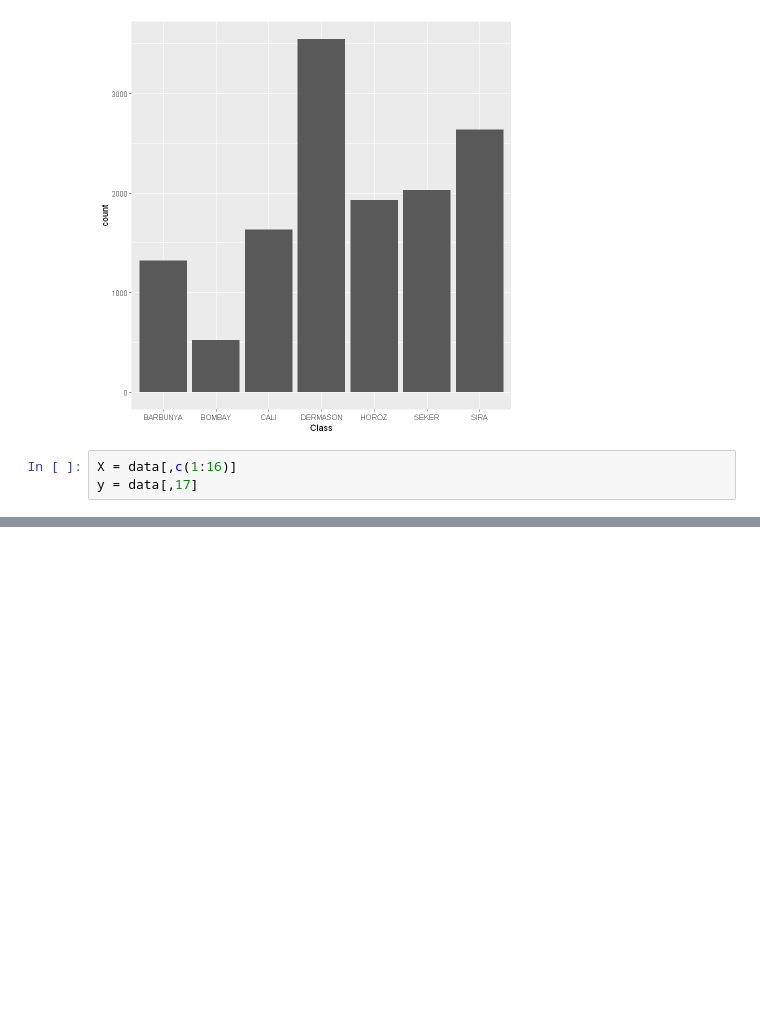
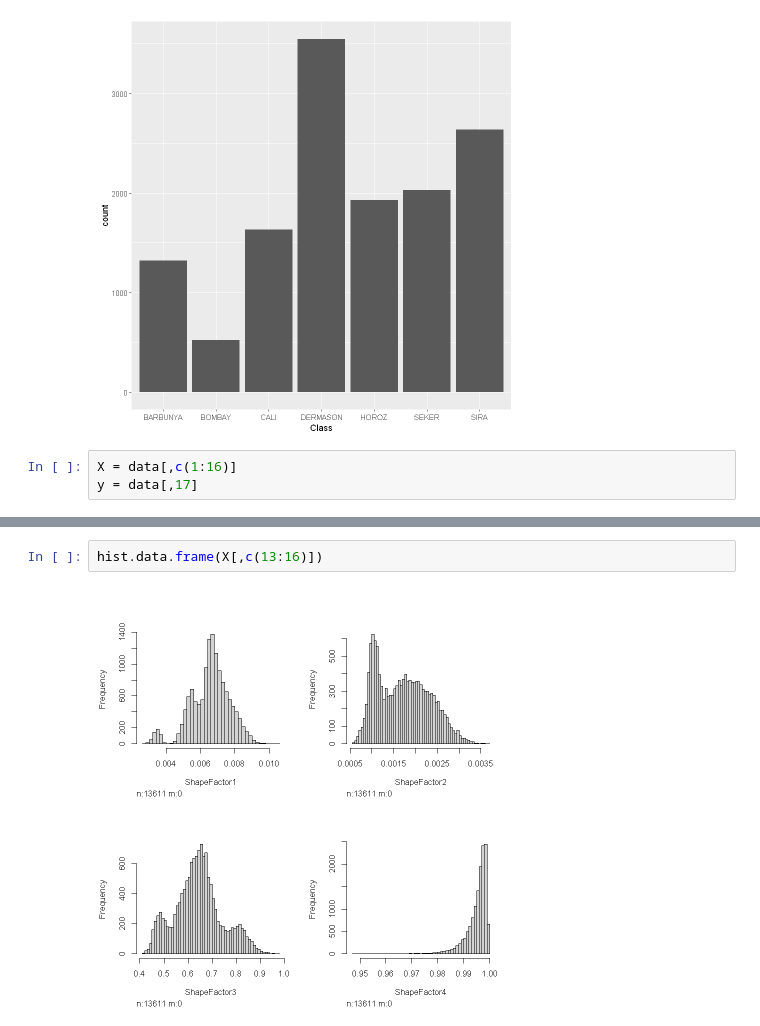
Before and after one commit to RomainDudoit/M2_Projet_Data_Mining_ah_pine, a Jupyter notebook: Test_notebook.ipynb, the cells around one changed output, grey strips where cells are left out. Cells and saved outputs as stored; diff of their text form; blank space fills up the shorter version.

```diff
--- a/Test_notebook.ipynb
+++ b/Test_notebook.ipynb
@@ -138,0 +161,4 @@ y = data[,17]
+# %%
+hist.data.frame(X[,c(13:16)])
+# %% [output]
+[figure, added]
```
Also changed, not shown: parts of 35 cells of this notebook.
